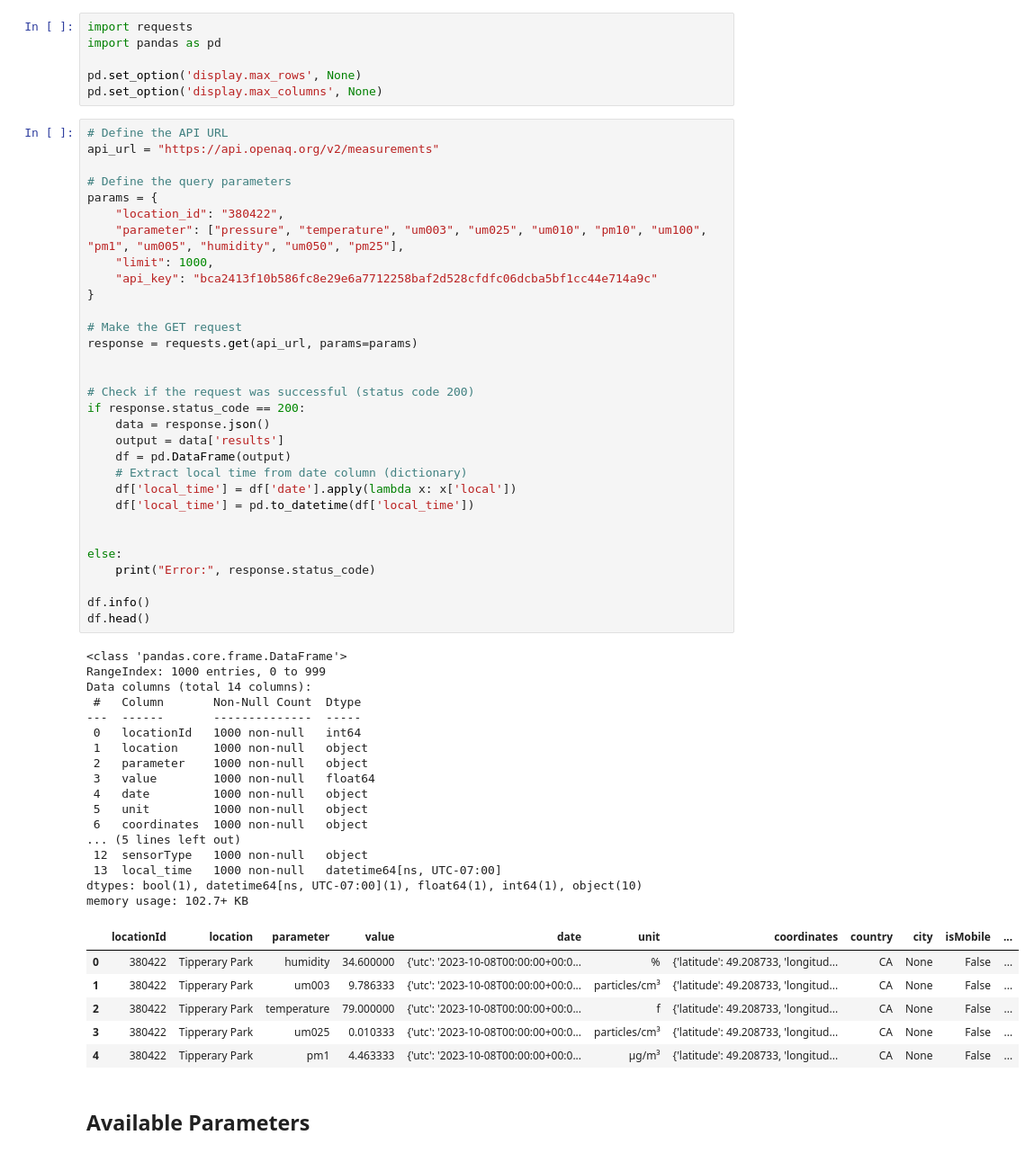
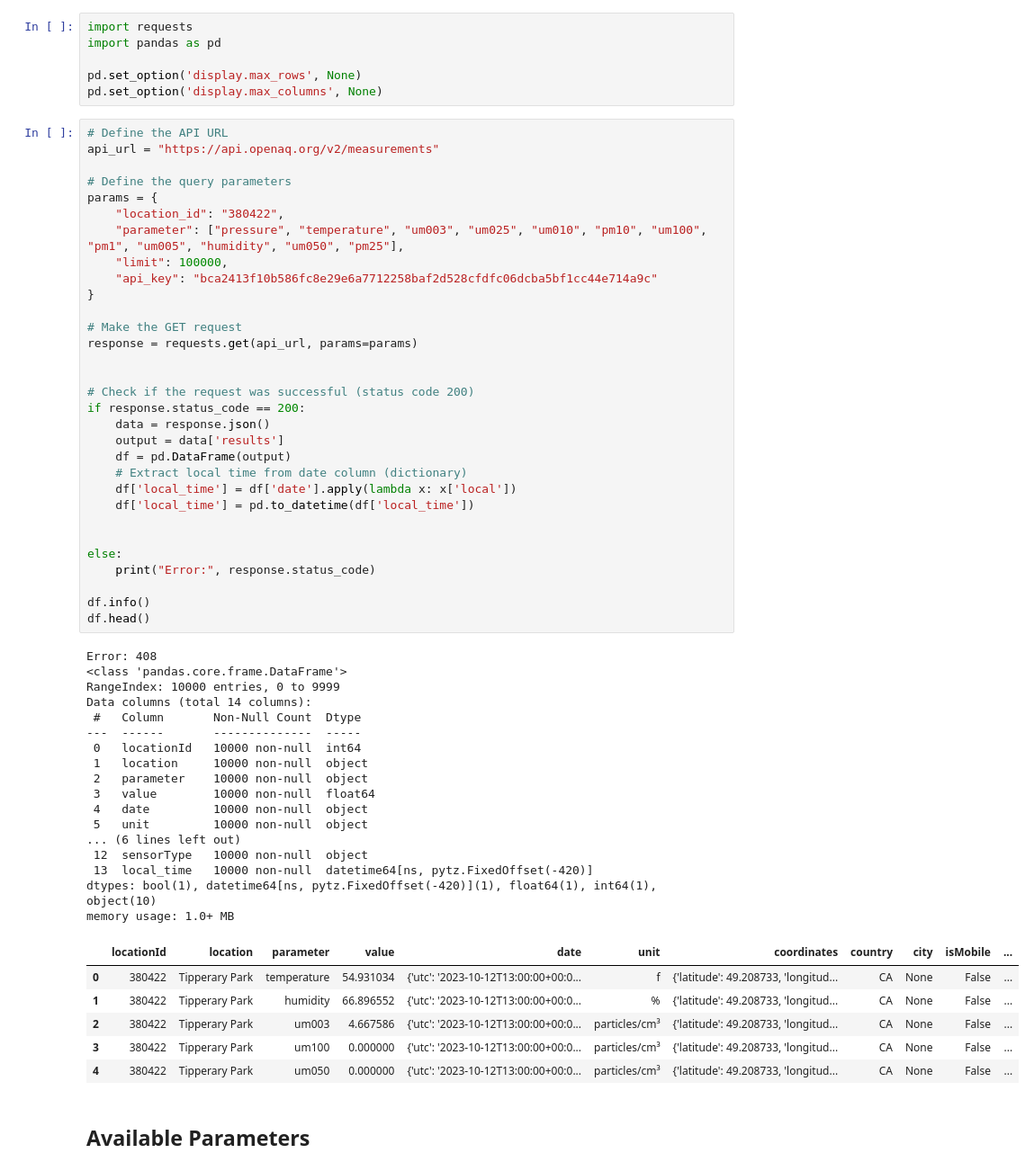
Before and after one commit to beltran-oscar/ETL-pipeline-ML, a Jupyter notebook: src/notebooks/extract.ipynb, the cells around one changed output. Shown at 90% size. Saved outputs shown, nothing was run; the diff lists cells and outputs as text.

```diff
--- a/src/notebooks/extract.ipynb
+++ b/src/notebooks/extract.ipynb
@@ -12,53 +12,53 @@ api_url = "https://api.openaq.org/v2/measurements"
 params = {
     "location_id": "380422",
     "parameter": ["pressure", "temperature", "um003", "um025", "um010", "pm10", "um100", "pm1", "um005", "humidity", "um050", "pm25"],
-    "limit": 1000,
+    "limit": 100000,
     "api_key": "bca2413f10b586fc8e29e6a7712258baf2d528cfdfc06dcba5bf1cc44e714a9c"
 }
 
 # Make the GET request
 response = requests.get(api_url, params=params)
 
 
 # Check if the request was successful (status code 200)
 if response.status_code == 200:
     data = response.json()
     output = data['results']
     df = pd.DataFrame(output)
     # Extract local time from date column (dictionary)
     df['local_time'] = df['date'].apply(lambda x: x['local'])
     df['local_time'] = pd.to_datetime(df['local_time'])
 
 
 else:
     print("Error:", response.status_code)
 
 df.info()
 df.head()
 # %% [output]
+Error: 408
 <class 'pandas.core.frame.DataFrame'>
-RangeIndex: 1000 entries, 0 to 999
+RangeIndex: 10000 entries, 0 to 9999
 Data columns (total 14 columns):
  #   Column       Non-Null Count  Dtype
 ---  ------       --------------  -----
- 0   locationId   1000 non-null   int64
- 1   location     1000 non-null   object
- 2   parameter    1000 non-null   object
- 3   value        1000 non-null   float64
- 4   date         1000 non-null   object
- 5   unit         1000 non-null   object
- 6   coordinates  1000 non-null   object
-... (5 lines left out)
- 12  sensorType   1000 non-null   object
- 13  local_time   1000 non-null   datetime64[ns, UTC-07:00]
-dtypes: bool(1), datetime64[ns, UTC-07:00](1), float64(1), int64(1), object(10)
-memory usage: 102.7+ KB
+ 0   locationId   10000 non-null  int64
+ 1   location     10000 non-null  object
+ 2   parameter    10000 non-null  object
+ 3   value        10000 non-null  float64
+ 4   date         10000 non-null  object
+ 5   unit         10000 non-null  object
+... (6 lines left out)
+ 12  sensorType   10000 non-null  object
+ 13  local_time   10000 non-null  datetime64[ns, pytz.FixedOffset(-420)]
+dtypes: bool(1), datetime64[ns, pytz.FixedOffset(-420)](1), float64(1), int64(1), object(10)
+memory usage: 1.0+ MB
 |  | locationId | location | parameter | value | date | unit | coordinates | country | city | isMobile | ... |
-| 0 | 380422 | Tipperary Park | humidity | 34.600000 | {'utc': '2023-10-08T00:00:00+00:0... | % | {'latitude': 49.208733, 'longitud... | CA | None | False | ... |
-| 1 | 380422 | Tipperary Park | um003 | 9.786333 | {'utc': '2023-10-08T00:00:00+00:0... | particles/cm³ | {'latitude': 49.208733, 'longitud... | CA | None | False | ... |
-| 2 | 380422 | Tipperary Park | temperature | 79.000000 | {'utc': '2023-10-08T00:00:00+00:0... | f | {'latitude': 49.208733, 'longitud... | CA | None | False | ... |
-| 3 | 380422 | Tipperary Park | um025 | 0.010333 | {'utc': '2023-10-08T00:00:00+00:0... | particles/cm³ | {'latitude': 49.208733, 'longitud... | CA | None | False | ... |
-| 4 | 380422 | Tipperary Park | pm1 | 4.463333 | {'utc': '2023-10-08T00:00:00+00:0... | µg/m³ | {'latitude': 49.208733, 'longitud... | CA | None | False | ... |
+| 0 | 380422 | Tipperary Park | temperature | 54.931034 | {'utc': '2023-10-12T13:00:00+00:0... | f | {'latitude': 49.208733, 'longitud... | CA | None | False | ... |
+| 1 | 380422 | Tipperary Park | humidity | 66.896552 | {'utc': '2023-10-12T13:00:00+00:0... | % | {'latitude': 49.208733, 'longitud... | CA | None | False | ... |
+| 2 | 380422 | Tipperary Park | um003 | 4.667586 | {'utc': '2023-10-12T13:00:00+00:0... | particles/cm³ | {'latitude': 49.208733, 'longitud... | CA | None | False | ... |
+| 3 | 380422 | Tipperary Park | um100 | 0.000000 | {'utc': '2023-10-12T13:00:00+00:0... | particles/cm³ | {'latitude': 49.208733, 'longitud... | CA | None | False | ... |
+| 4 | 380422 | Tipperary Park | um050 | 0.000000 | {'utc': '2023-10-12T13:00:00+00:0... | particles/cm³ | {'latitude': 49.208733, 'longitud... | CA | None | False | ... |
 # %% [markdown]
 ## Available Parameters
 # %%
```
Also changed, not shown: parts of 19 cells of this notebook.
